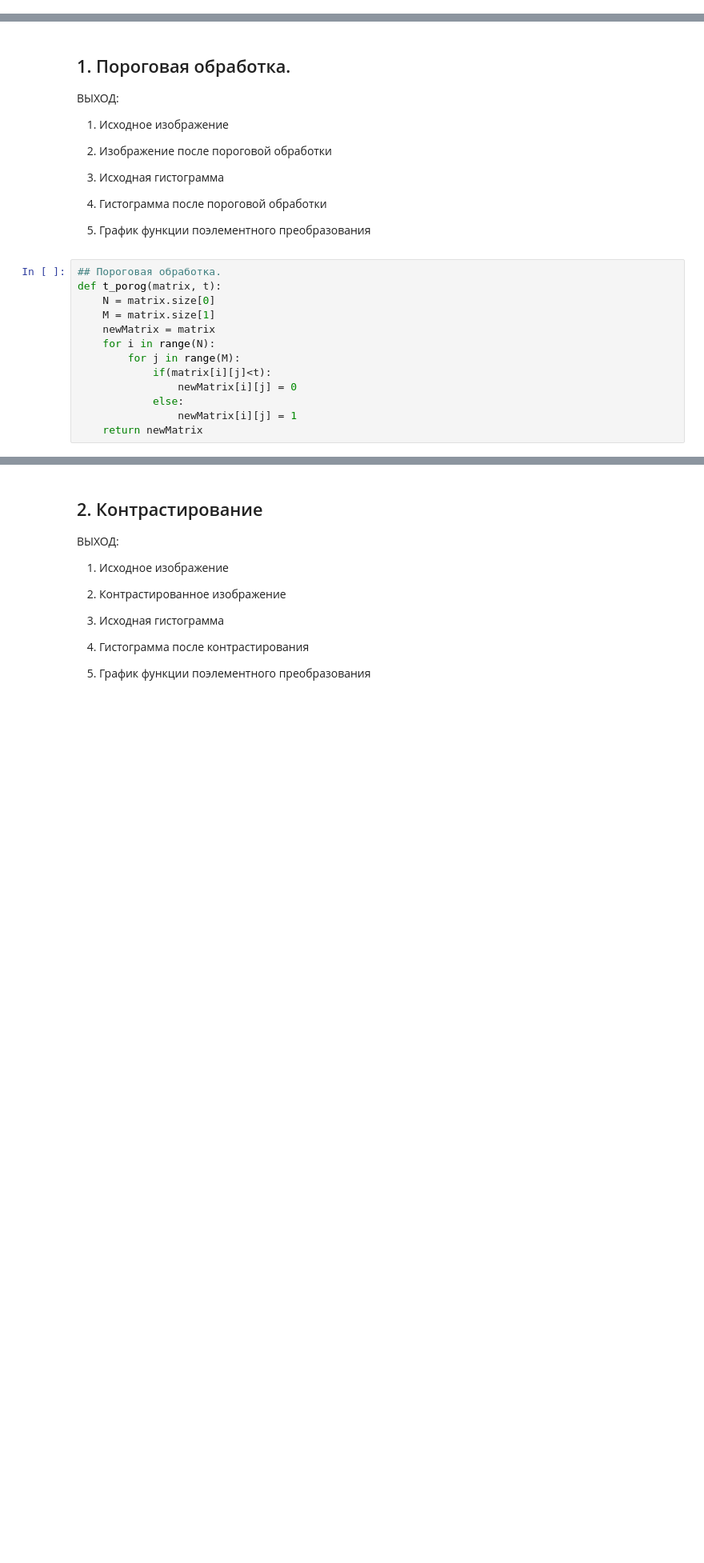
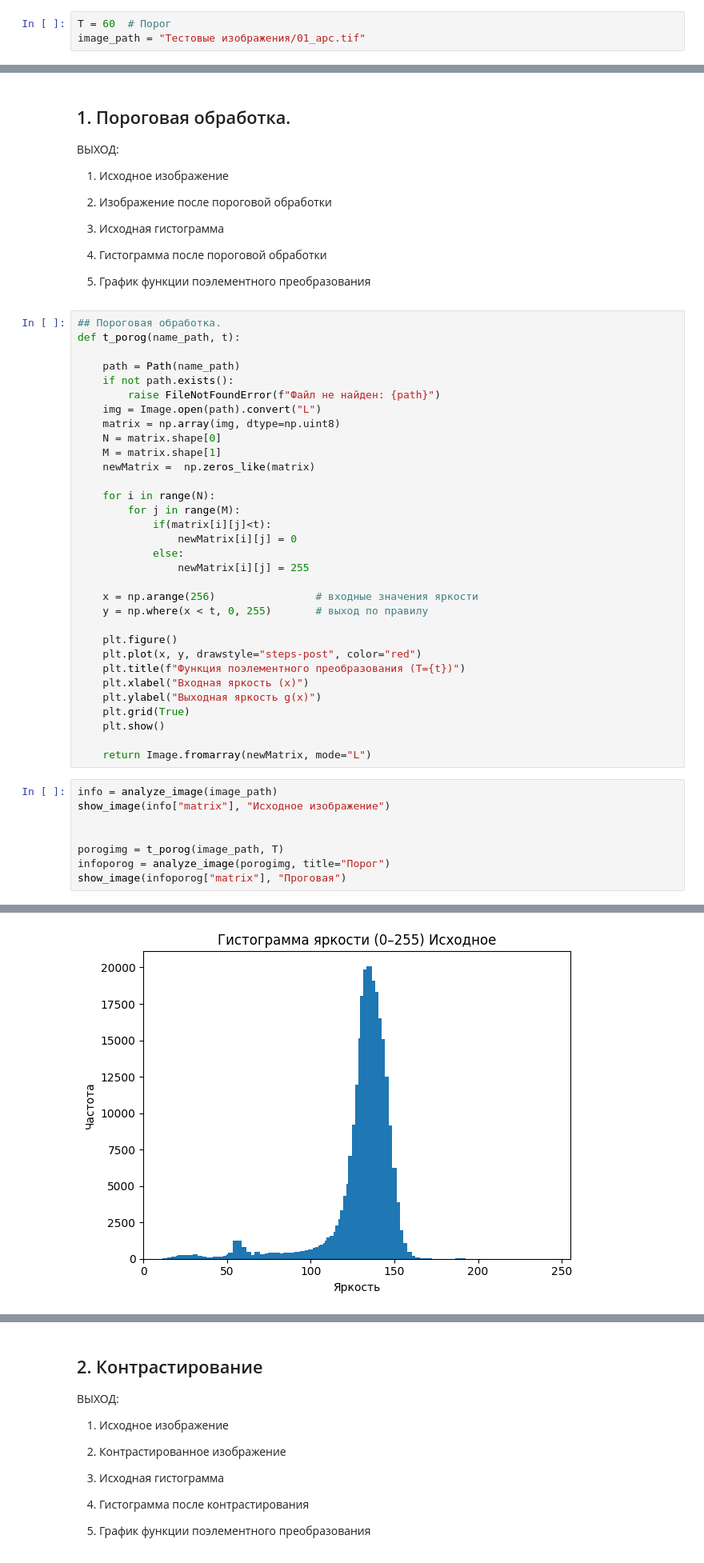
Before and after one commit to Matosik/Image-processing-methods-labs, a Jupyter notebook: Lab1.ipynb, the cells around one changed output, grey strips where cells are left out. Shown: that part at 80% size. Saved outputs shown, nothing was run; the diff lists cells and outputs as text; blank space fills up the shorter version.

```diff
--- a/Lab1.ipynb
+++ b/Lab1.ipynb
@@ -6 +10,4 @@ from pathlib import Path
+# %%
+T = 60  # Порог
+image_path = "Тестовые изображения/01_apc.tif"
 # %%
@@ -83,14 +90,42 @@ matrix_to_image(mat)
 5) График функции поэлементного преобразования
 # %%
 ## Пороговая обработка.
-def t_porog(matrix, t):
-    N = matrix.size[0]
-    M = matrix.size[1]
-    newMatrix = matrix
+def t_porog(name_path, t):
+
+    path = Path(name_path)
+    if not path.exists():
+        raise FileNotFoundError(f"Файл не найден: {path}")
+    img = Image.open(path).convert("L")
+    matrix = np.array(img, dtype=np.uint8)
+    N = matrix.shape[0]
+    M = matrix.shape[1]
+    newMatrix =  np.zeros_like(matrix)
+
     for i in range(N):
         for j in range(M):
             if(matrix[i][j]<t):
                 newMatrix[i][j] = 0
             else:
-                newMatrix[i][j] = 1
-    return newMatrix
+                newMatrix[i][j] = 255
+
+    x = np.arange(256)                # входные значения яркости
+    y = np.where(x < t, 0, 255)       # выход по правилу
+
+    plt.figure()
+    plt.plot(x, y, drawstyle="steps-post", color="red")
+    plt.title(f"Функция поэлементного преобразования (T={t})")
+    plt.xlabel("Входная яркость (x)")
+    plt.ylabel("Выходная яркость g(x)")
+    plt.grid(True)
+    plt.show()
+
+    return Image.fromarray(newMatrix, mode="L")
+# %%
+info = analyze_image(image_path)
+show_image(info["matrix"], "Исходное изображение")
+
+
+porogimg = t_porog(image_path, T)
+infoporog = analyze_image(porogimg, title="Порог")
+show_image(infoporog["matrix"], "Проговая")
+# %% [output]
@@ -96,0 +135 @@ def t_porog(matrix, t):
+[figure, added]
```
Also changed, not shown: parts of 10 cells of this notebook.
